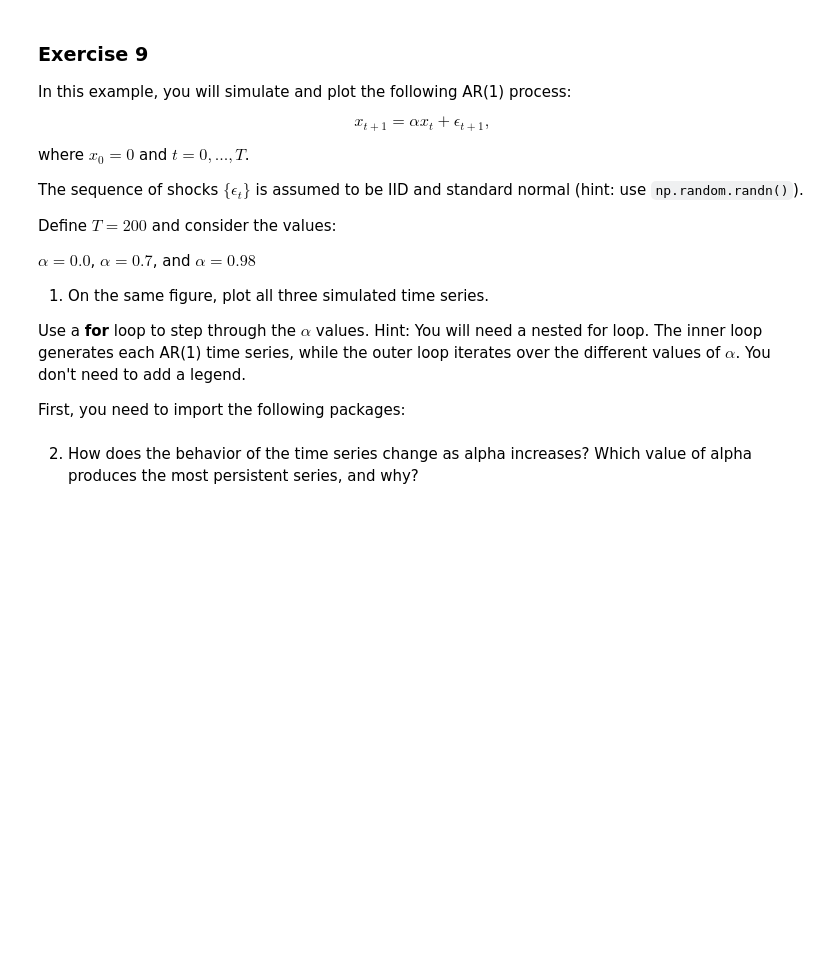
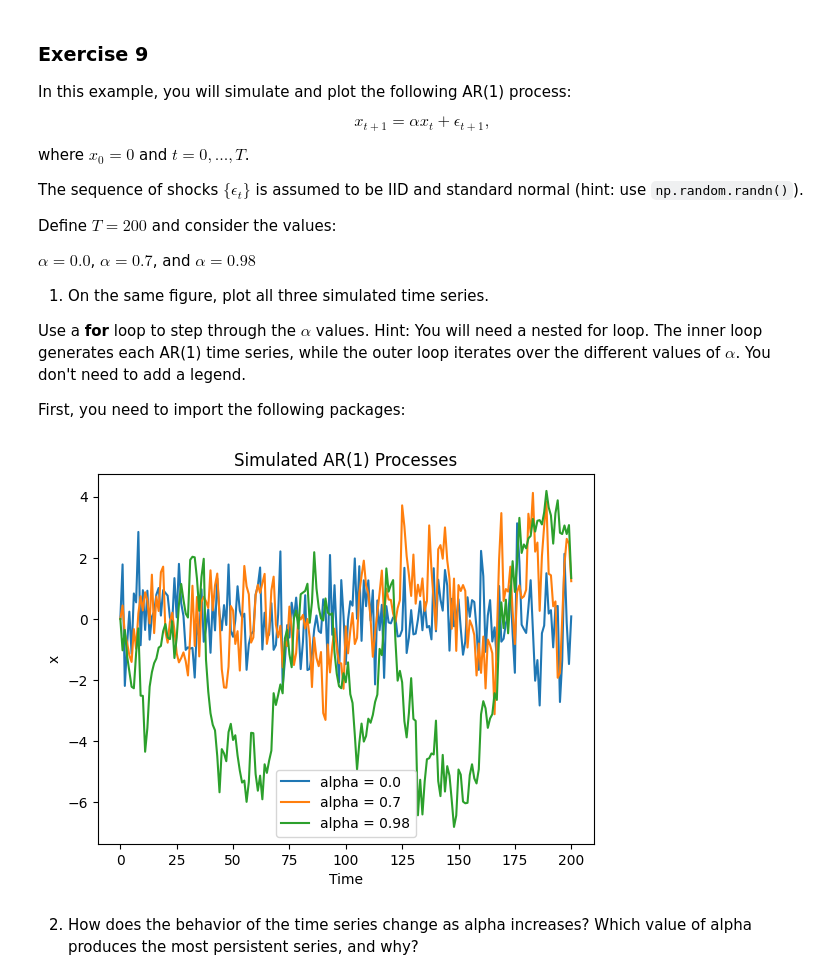
Before and after one commit to lukeroy007/ECON_5322, a Jupyter notebook: problem_sets/HW3.ipynb, the cells around one changed output. Cells and saved outputs as stored; diff of their text form; code cells hidden in the pictures; blank space fills up the shorter version.

```diff
--- a/problem_sets/HW3.ipynb
+++ b/problem_sets/HW3.ipynb
@@ -185,3 +206,5 @@ Answer:
+# %%
+x = np.random.rand(10_000)
 # %% [markdown]
 2. Write a `for` loop that adds up all values in `x` that are greater than
 or equal to 0.5.
@@ -250,3 +312,29 @@ alphas = [0.0, 0.7, 0.98]
+# %%
+T = 200
+alphas = [0.0, 0.7, 0.98]
+
+# Main loop
+
+for alpha in alphas:
+    x = [0]
+
+    for t in range(T):
+        x_next = alpha * x[-1] + np.random.randn()
+        x.append(x_next)
+    plt.plot(x, label=f"alpha = {alpha}")
+
+
+
+# Readability
+
+plt.legend()
+plt.xlabel("Time")
+plt.ylabel("x")
+plt.title("Simulated AR(1) Processes")
+plt.legend()
+plt.show()
+# %% [output]
+[figure, added]
 # %% [markdown]
 2. How does the behavior of the time series change as alpha increases? Which value of alpha produces the most persistent series, and why?
 # %% [markdown]
```
Also changed, not shown: parts of 19 cells of this notebook.
